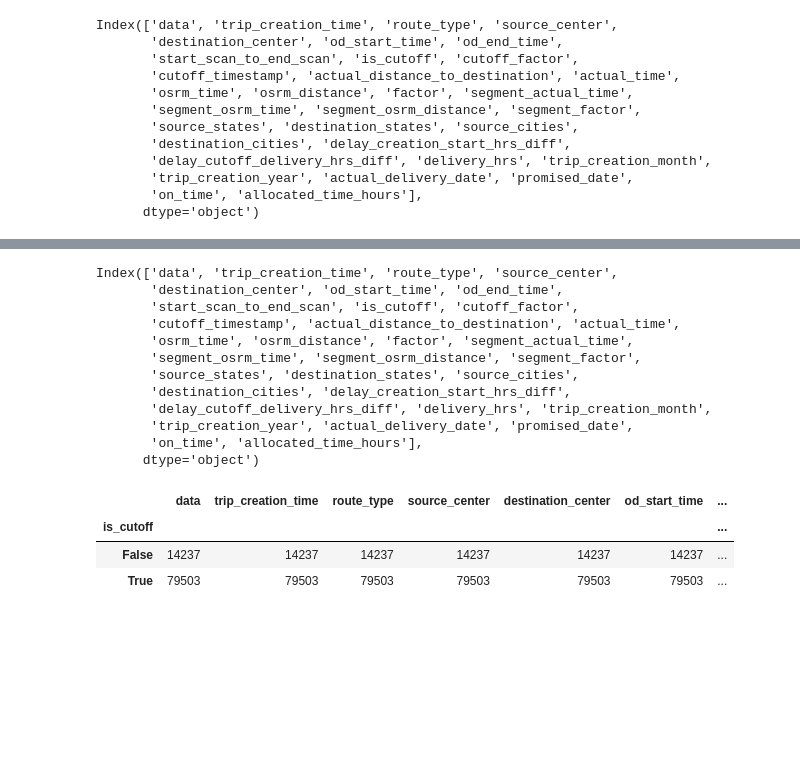
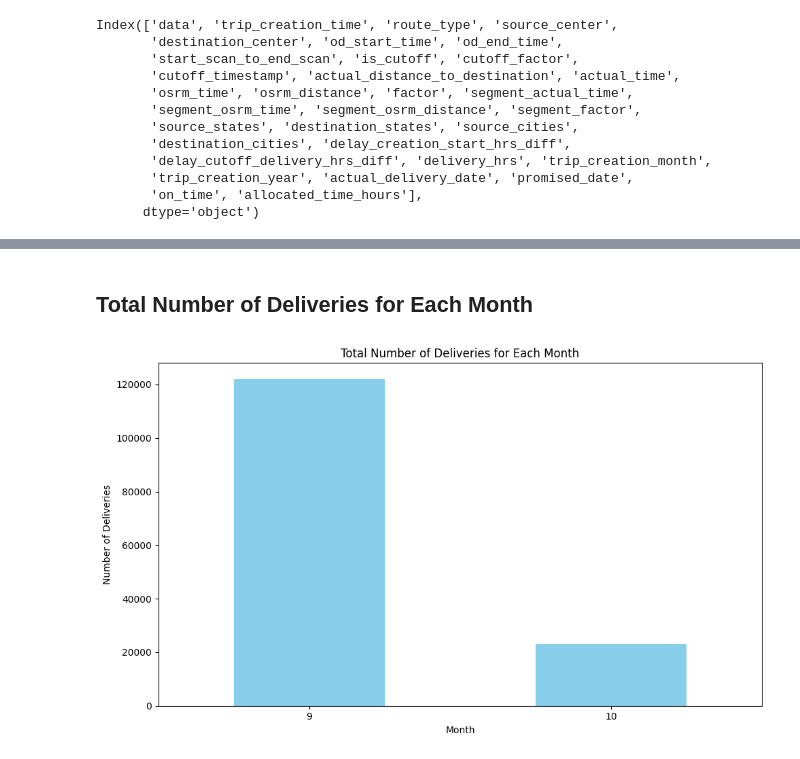
Before and after one commit to nikhilbansal23/DeliveryMarketModelling, a Jupyter notebook: Delivery_Market_Modeling.ipynb, the cells around one changed output, grey strips where cells are left out. Saved outputs shown, nothing was run; the diff lists cells and outputs as text; code cells hidden in the pictures; blank space fills up the shorter version.

```diff
--- a/Delivery_Market_Modeling.ipynb
+++ b/Delivery_Market_Modeling.ipynb
@@ -648,22 +656,20 @@ filtered_df[['delivery_hrs','allocated_time_hours']].head(10)
-# %%
-filtered_df.columns
-# %% [output]
-Index(['data', 'trip_creation_time', 'route_type', 'source_center',
-       'destination_center', 'od_start_time', 'od_end_time',
-       'start_scan_to_end_scan', 'is_cutoff', 'cutoff_factor',
-       'cutoff_timestamp', 'actual_distance_to_destination', 'actual_time',
-       'osrm_time', 'osrm_distance', 'factor', 'segment_actual_time',
-       'segment_osrm_time', 'segment_osrm_distance', 'segment_factor',
-       'source_states', 'destination_states', 'source_cities',
-       'destination_cities', 'delay_creation_start_hrs_diff',
-       'delay_cutoff_delivery_hrs_diff', 'delivery_hrs', 'trip_creation_month',
-       'trip_creation_year', 'actual_delivery_date', 'promised_date',
-       'on_time', 'allocated_time_hours'],
-      dtype='object')
-# %%
-filtered_df.groupby('is_cutoff').count()
-# %% [output]
-|  | data | trip_creation_time | route_type | source_center | destination_center | od_start_time | ... |
-| is_cutoff |  |  |  |  |  |  | ... |
-| False | 14237 | 14237 | 14237 | 14237 | 14237 | 14237 | ... |
-| True | 79503 | 79503 | 79503 | 79503 | 79503 | 79503 | ... |
+# %% [markdown]
+## Total Number of Deliveries for Each Month
+# %%
+# Group by month and count the number of deliveries
+# Convert DeliveryDate column to datetime
+df['actual_delivery_date'] = pd.to_datetime(df['actual_delivery_date'])
+
+monthly_deliveries = df.groupby(df['actual_delivery_date'].dt.month)['delivery_hrs'].count()
+
+# Plot total number of deliveries for each month
+plt.figure(figsize=(10, 6))
+monthly_deliveries.plot(kind='bar', color='skyblue')
+plt.title('Total Number of Deliveries for Each Month')
+plt.xlabel('Month')
+plt.ylabel('Number of Deliveries')
+plt.xticks(rotation=0)
+plt.tight_layout()
+plt.show()
+# %% [output]
+[figure, added]
```
Also changed, not shown: parts of 10 cells of this notebook.
